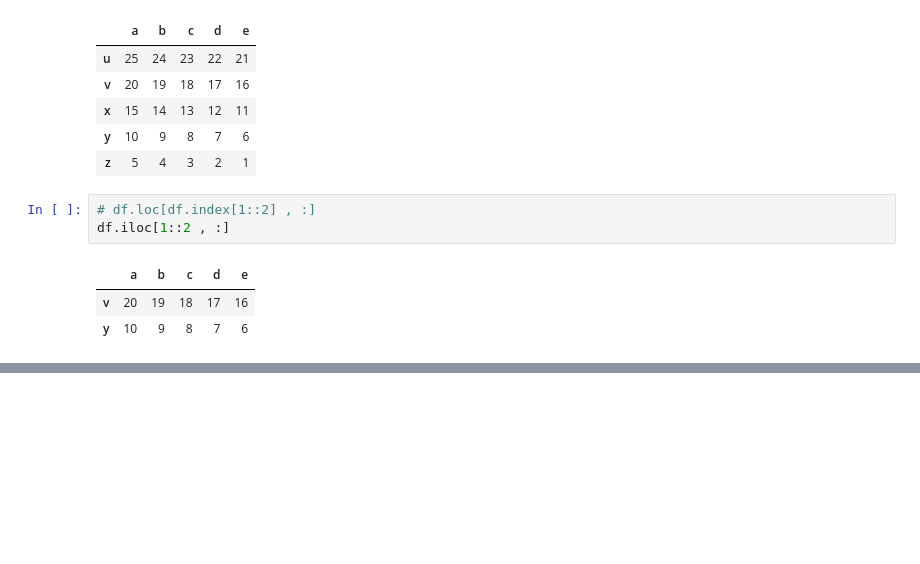
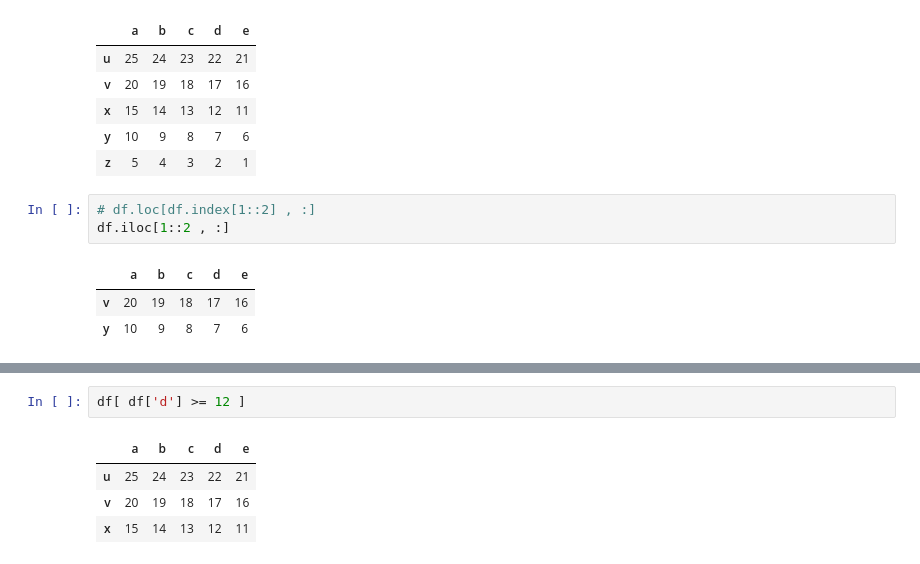
Before and after one commit to hopezh/learn_python_for_data_analysis, a Jupyter notebook: pd_slicing.ipynb, the cells around one changed output, grey strips where cells are left out. Saved outputs shown, nothing was run; the diff lists cells and outputs as text; blank space fills up the shorter version.

```diff
--- a/pd_slicing.ipynb
+++ b/pd_slicing.ipynb
@@ -270,0 +311,7 @@ df.iloc[1::2 , :]
+# %%
+df[ df['d'] >= 12 ]
+# %% [output]
+|  | a | b | c | d | e |
+| u | 25 | 24 | 23 | 22 | 21 |
+| v | 20 | 19 | 18 | 17 | 16 |
+| x | 15 | 14 | 13 | 12 | 11 |
```
Also changed, not shown: parts of 5 cells of this notebook.
